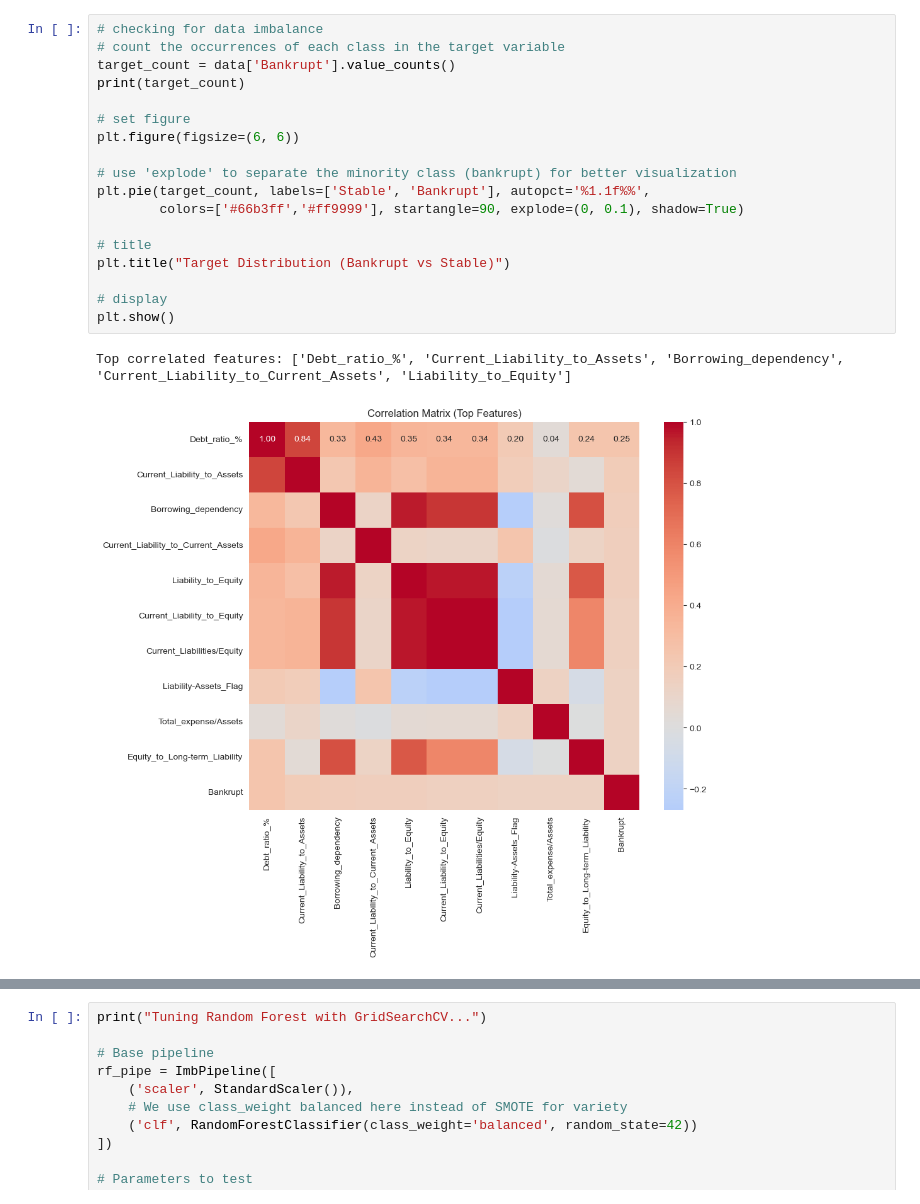
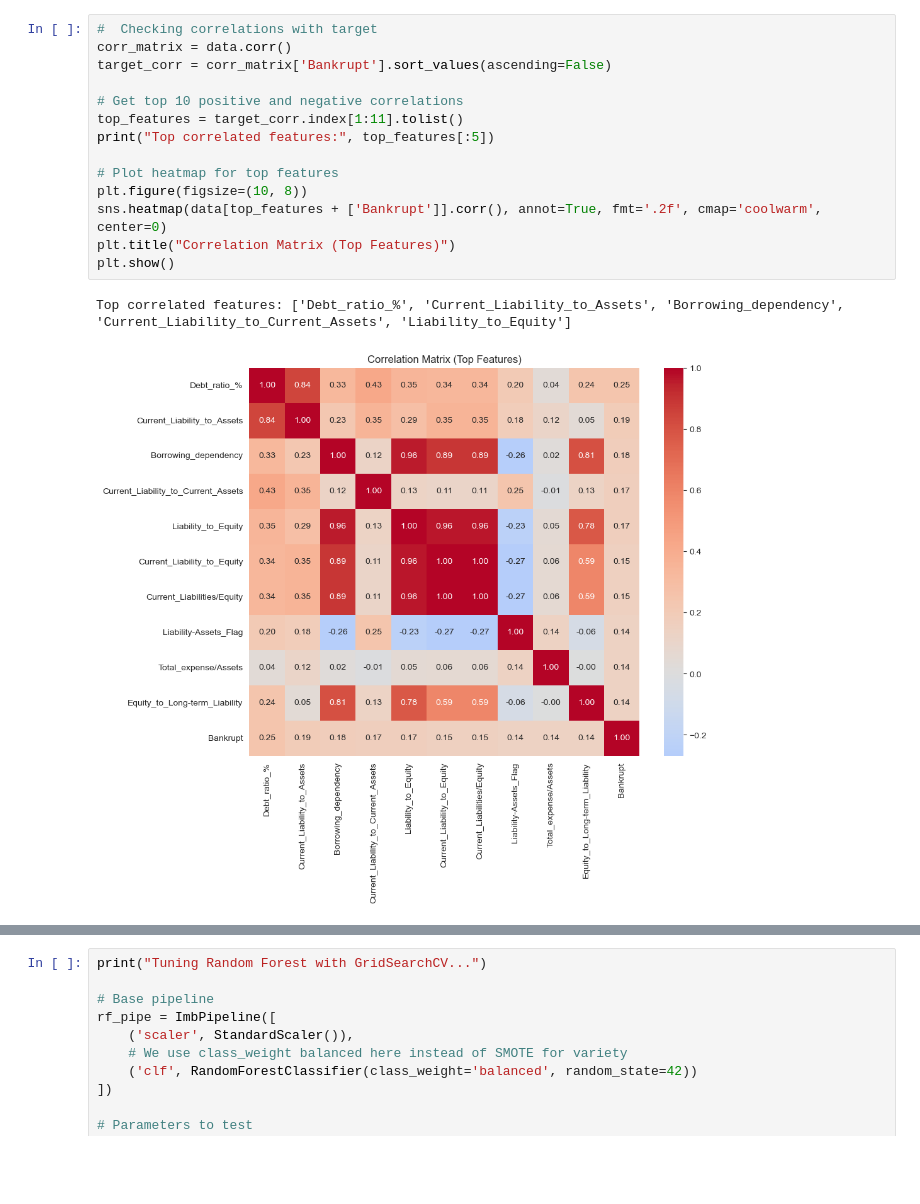
Before and after one commit to Shrexerino/Projet-machine-learning, a Jupyter notebook: Bankruptcy_Detection_Thibault_Antonetti_Noé_Coudert.ipynb, the cells around one changed output, grey strips where cells are left out. Cells and saved outputs as stored; diff of their text form; blank space fills up the shorter version.

```diff
--- a/Bankruptcy_Detection_Thibault_Antonetti_Noé_Coudert.ipynb
+++ b/Bankruptcy_Detection_Thibault_Antonetti_Noé_Coudert.ipynb
@@ -87,23 +85,19 @@ Name: Bankrupt, dtype: int64
 [figure]
 # %%
-# checking for data imbalance
-# count the occurrences of each class in the target variable
-target_count = data['Bankrupt'].value_counts()
-print(target_count)
+#  Checking correlations with target
+corr_matrix = data.corr()
+target_corr = corr_matrix['Bankrupt'].sort_values(ascending=False)
 
-# set figure
-plt.figure(figsize=(6, 6))
+# Get top 10 positive and negative correlations
+top_features = target_corr.index[1:11].tolist()
+print("Top correlated features:", top_features[:5])
 
-# use 'explode' to separate the minority class (bankrupt) for better visualization
-plt.pie(target_count, labels=['Stable', 'Bankrupt'], autopct='%1.1f%%',
-        colors=['#66b3ff','#ff9999'], startangle=90, explode=(0, 0.1), shadow=True)
-
-# title
-plt.title("Target Distribution (Bankrupt vs Stable)")
-
-# display
+# Plot heatmap for top features
+plt.figure(figsize=(10, 8))
+sns.heatmap(data[top_features + ['Bankrupt']].corr(), annot=True, fmt='.2f', cmap='coolwarm', center=0)
+plt.title("Correlation Matrix (Top Features)")
 plt.show()
 # %% [output]
 Top correlated features: ['Debt_ratio_%', 'Current_Liability_to_Assets', 'Borrowing_dependency', 'Current_Liability_to_Current_Assets', 'Liability_to_Equity']
-[figure, old version]
+[figure, new version]
 # %%
```
Also changed, not shown: parts of 8 cells of this notebook.
